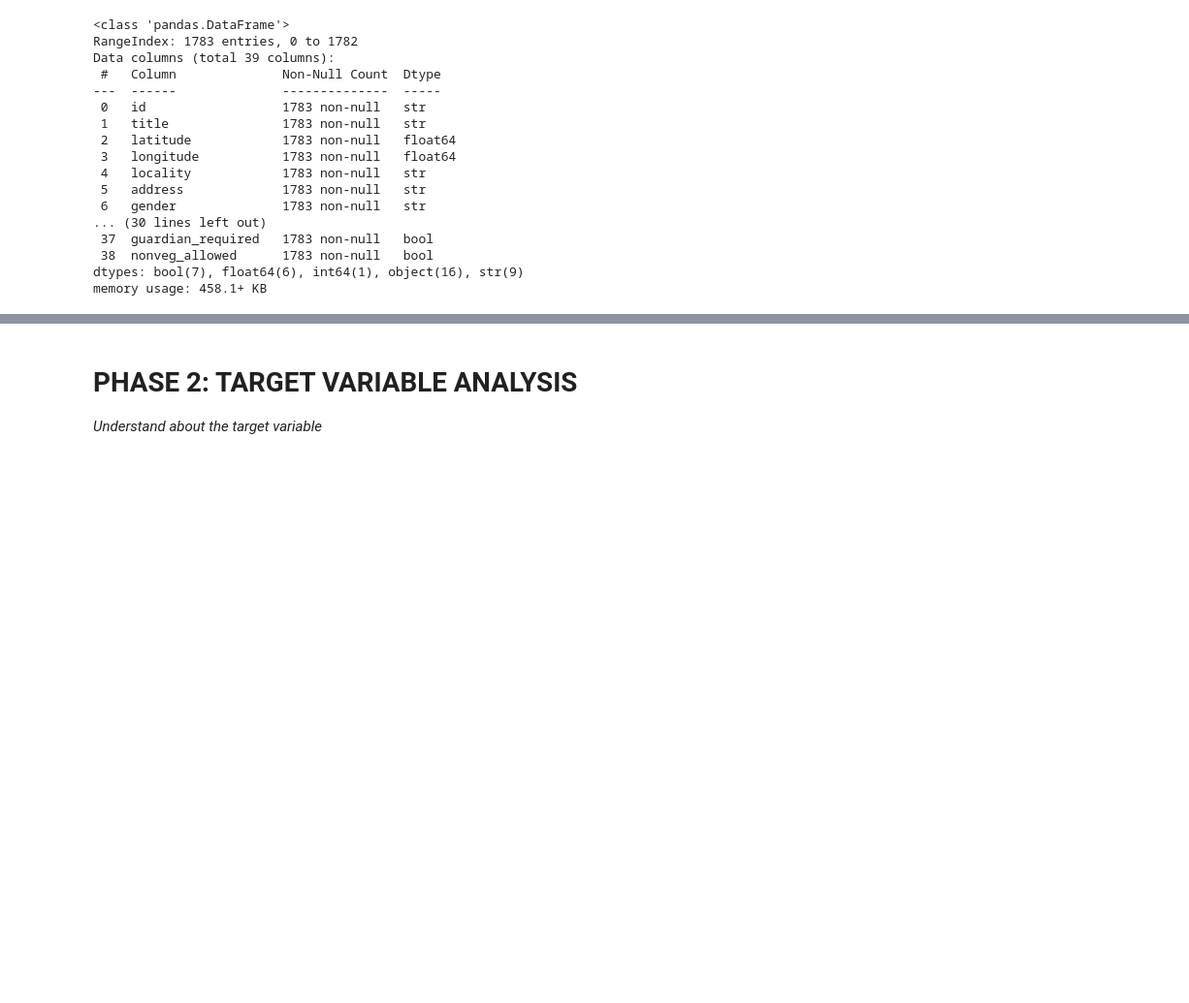
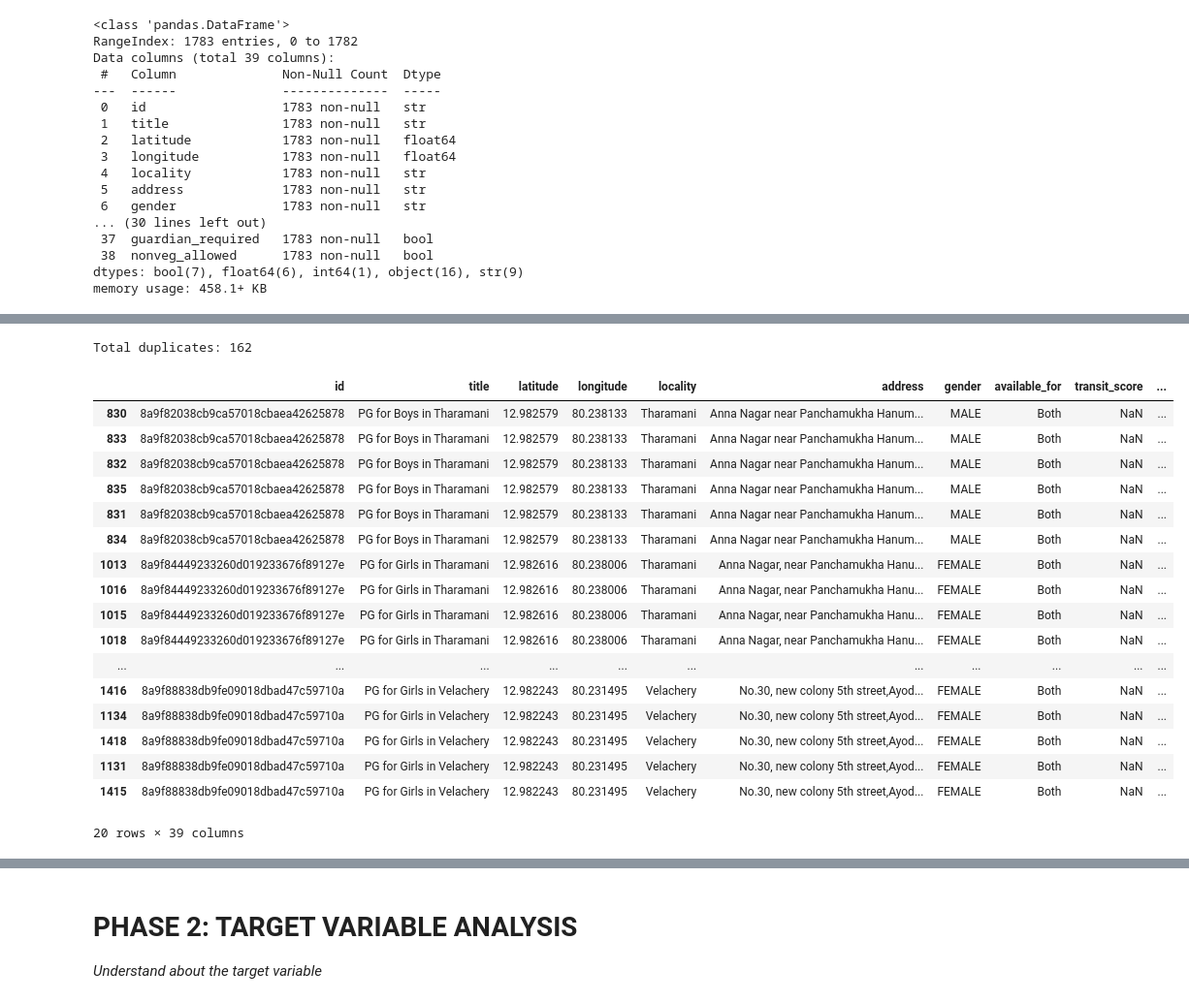
Before and after one commit to DineshMSDian/chennai-pg-price-predictor, a Jupyter notebook: Notebooks/01_eda_cleanup.ipynb, the cells around one changed output, grey strips where cells are left out. Shown at 97% size. Saved outputs shown, nothing was run; the diff lists cells and outputs as text; code cells hidden in the pictures; blank space fills up the shorter version.

```diff
--- a/Notebooks/01_eda_cleanup.ipynb
+++ b/Notebooks/01_eda_cleanup.ipynb
@@ -62,0 +154,24 @@ df.isnull().sum().value_counts(ascending=False).rename_axis('Missing Values').re
+# %%
+# 1.3 Duplicates
+print(f'Total duplicates: {df.duplicated().sum()}')
+df[df.duplicated(keep=False)].sort_values(by = df.columns.tolist()).head(20)
+# %% [output]
+Total duplicates: 162
+|  | id | title | latitude | longitude | locality | address | gender | available_for | transit_score | ... |
+| 830 | 8a9f82038cb9ca57018cbaea42625878 | PG for Boys in Tharamani | 12.982579 | 80.238133 | Tharamani | Anna Nagar near Panchamukha Hanum... | MALE | Both | NaN | ... |
+| 833 | 8a9f82038cb9ca57018cbaea42625878 | PG for Boys in Tharamani | 12.982579 | 80.238133 | Tharamani | Anna Nagar near Panchamukha Hanum... | MALE | Both | NaN | ... |
+| 832 | 8a9f82038cb9ca57018cbaea42625878 | PG for Boys in Tharamani | 12.982579 | 80.238133 | Tharamani | Anna Nagar near Panchamukha Hanum... | MALE | Both | NaN | ... |
+| 835 | 8a9f82038cb9ca57018cbaea42625878 | PG for Boys in Tharamani | 12.982579 | 80.238133 | Tharamani | Anna Nagar near Panchamukha Hanum... | MALE | Both | NaN | ... |
+| 831 | 8a9f82038cb9ca57018cbaea42625878 | PG for Boys in Tharamani | 12.982579 | 80.238133 | Tharamani | Anna Nagar near Panchamukha Hanum... | MALE | Both | NaN | ... |
+| 834 | 8a9f82038cb9ca57018cbaea42625878 | PG for Boys in Tharamani | 12.982579 | 80.238133 | Tharamani | Anna Nagar near Panchamukha Hanum... | MALE | Both | NaN | ... |
+| 1013 | 8a9f84449233260d019233676f89127e | PG for Girls in Tharamani | 12.982616 | 80.238006 | Tharamani | Anna Nagar, near Panchamukha Hanu... | FEMALE | Both | NaN | ... |
+| 1016 | 8a9f84449233260d019233676f89127e | PG for Girls in Tharamani | 12.982616 | 80.238006 | Tharamani | Anna Nagar, near Panchamukha Hanu... | FEMALE | Both | NaN | ... |
+| 1015 | 8a9f84449233260d019233676f89127e | PG for Girls in Tharamani | 12.982616 | 80.238006 | Tharamani | Anna Nagar, near Panchamukha Hanu... | FEMALE | Both | NaN | ... |
+| 1018 | 8a9f84449233260d019233676f89127e | PG for Girls in Tharamani | 12.982616 | 80.238006 | Tharamani | Anna Nagar, near Panchamukha Hanu... | FEMALE | Both | NaN | ... |
+| ... | ... | ... | ... | ... | ... | ... | ... | ... | ... | ... |
+| 1416 | 8a9f88838db9fe09018dbad47c59710a | PG for Girls in Velachery | 12.982243 | 80.231495 | Velachery | No.30, new colony 5th street,Ayod... | FEMALE | Both | NaN | ... |
+| 1134 | 8a9f88838db9fe09018dbad47c59710a | PG for Girls in Velachery | 12.982243 | 80.231495 | Velachery | No.30, new colony 5th street,Ayod... | FEMALE | Both | NaN | ... |
+| 1418 | 8a9f88838db9fe09018dbad47c59710a | PG for Girls in Velachery | 12.982243 | 80.231495 | Velachery | No.30, new colony 5th street,Ayod... | FEMALE | Both | NaN | ... |
+| 1131 | 8a9f88838db9fe09018dbad47c59710a | PG for Girls in Velachery | 12.982243 | 80.231495 | Velachery | No.30, new colony 5th street,Ayod... | FEMALE | Both | NaN | ... |
+| 1415 | 8a9f88838db9fe09018dbad47c59710a | PG for Girls in Velachery | 12.982243 | 80.231495 | Velachery | No.30, new colony 5th street,Ayod... | FEMALE | Both | NaN | ... |
+20 rows × 39 columns
```
Also changed, not shown: parts of 15 cells of this notebook.
